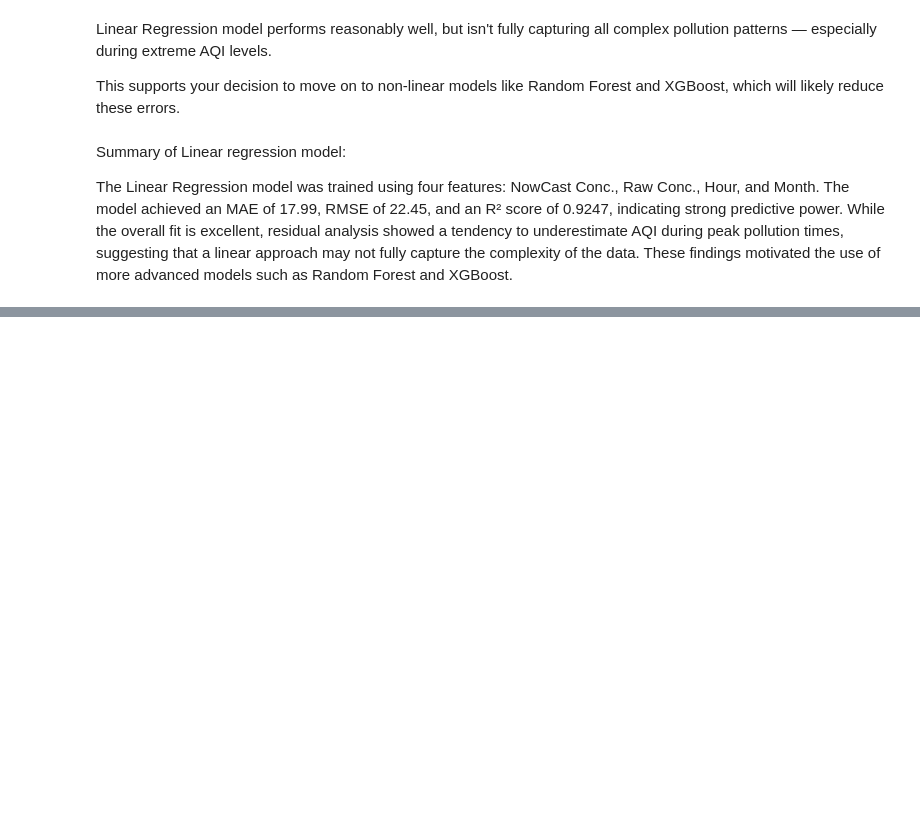
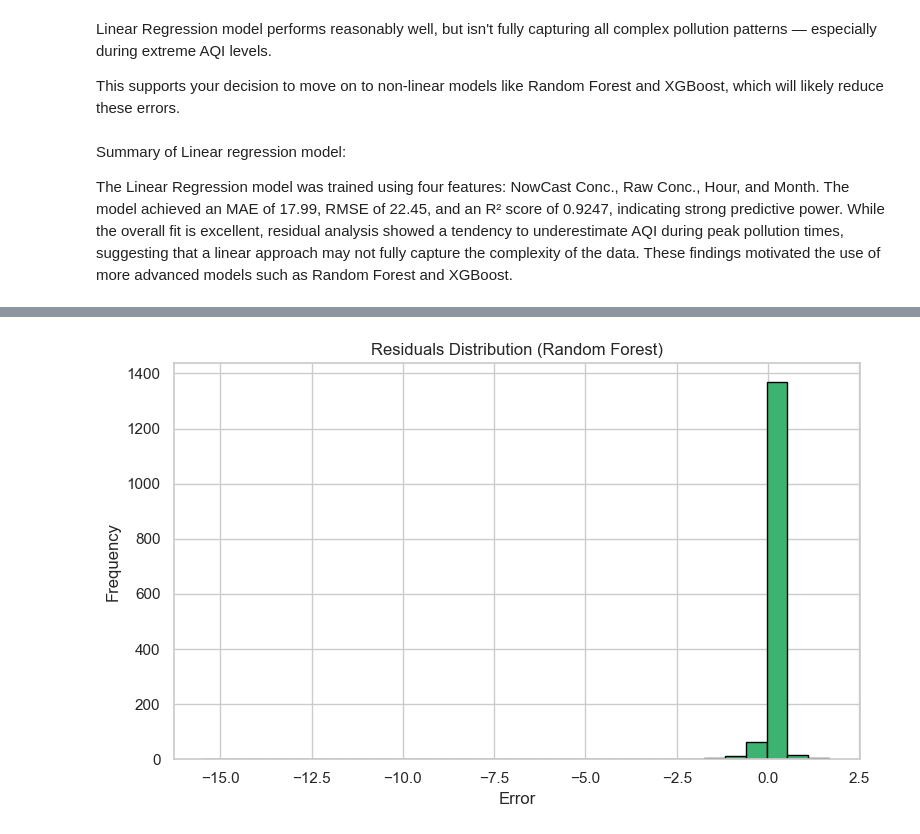
Before and after one commit to CCT-Dublin/capstone-project-Nomin1016, a Jupyter notebook: Nomin_CA3_StrategicThinking.ipynb, the cells around one changed output, grey strips where cells are left out. Saved outputs shown, nothing was run; the diff lists cells and outputs as text; code cells hidden in the pictures; blank space fills up the shorter version.

```diff
--- a/Nomin_CA3_StrategicThinking.ipynb
+++ b/Nomin_CA3_StrategicThinking.ipynb
@@ -424,0 +476,12 @@ The Linear Regression model was trained using four features: NowCast Conc., Raw
+# %%
+residuals_rf = y_test - y_pred_rf
+
+plt.figure(figsize=(8,5))
+plt.hist(residuals_rf, bins=30, color='mediumseagreen', edgecolor='black')
+plt.title("Residuals Distribution (Random Forest)")
+plt.xlabel("Error")
+plt.ylabel("Frequency")
+plt.tight_layout()
+plt.show()
+# %% [output]
+[figure, added]
```
Also changed, not shown: parts of 25 cells of this notebook.
